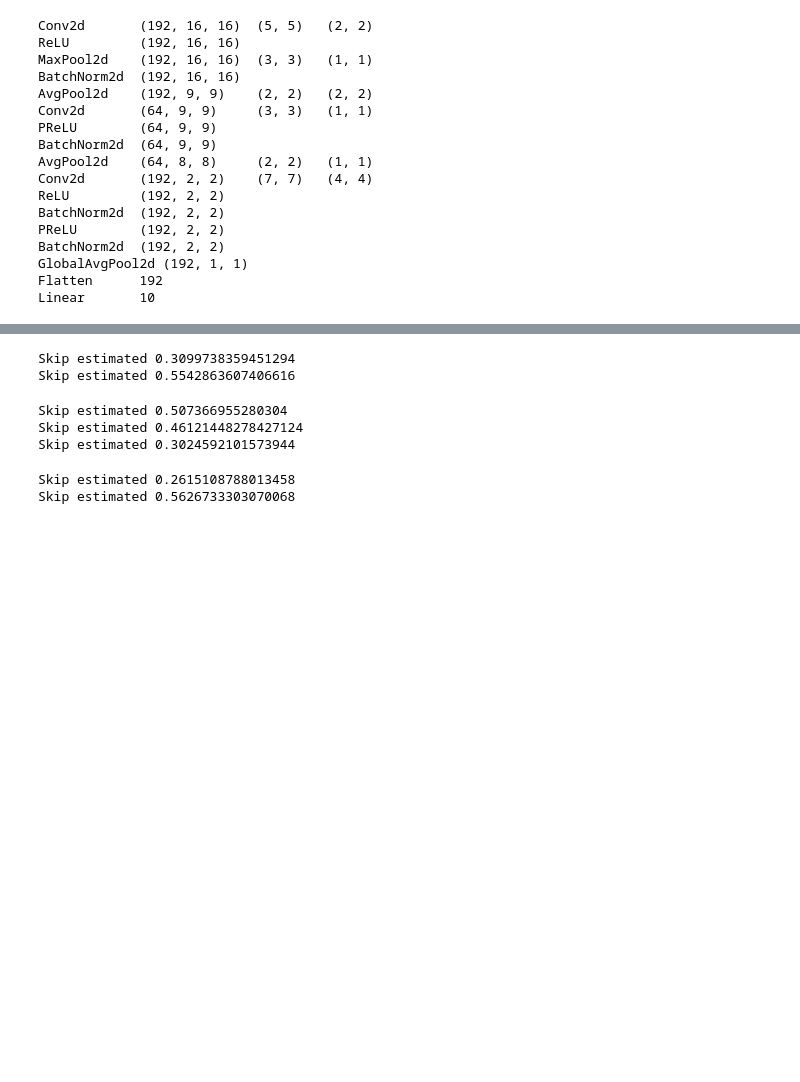
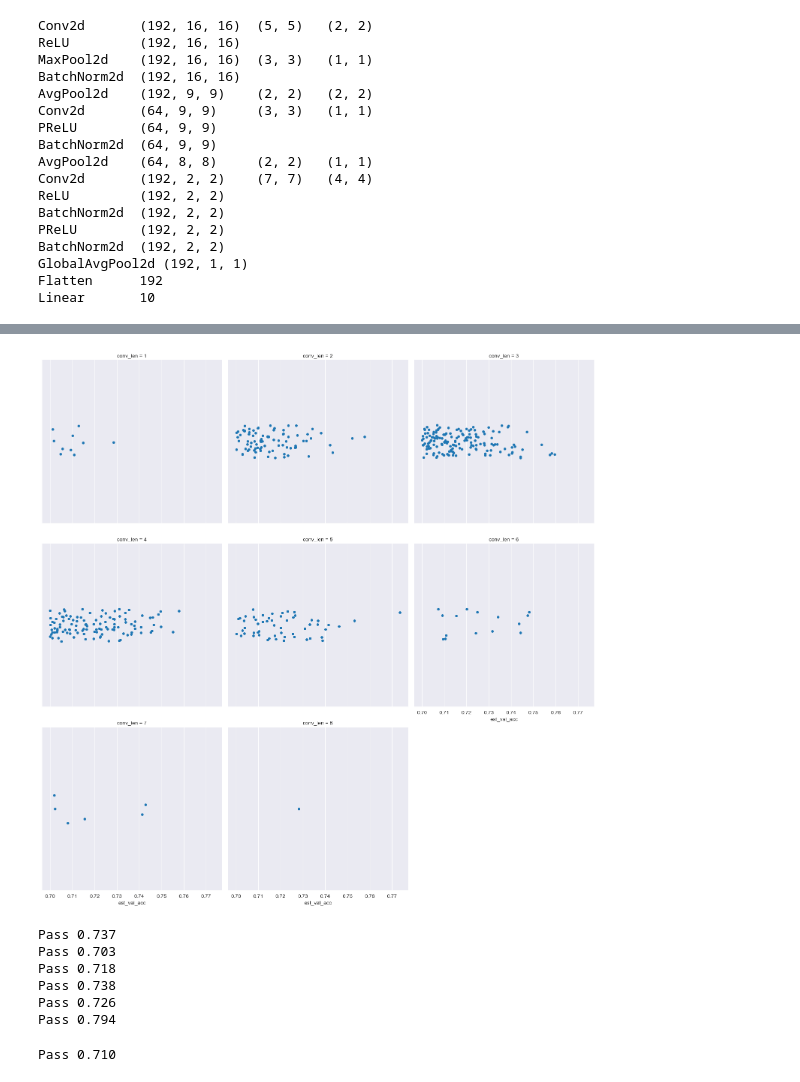
Before and after one commit to alkorolyov/sophius, a Jupyter notebook: notebooks/05_2_gen_models.ipynb, the cells around one changed output, grey strips where cells are left out. Cells and saved outputs as stored; diff of their text form; code cells hidden in the pictures; blank space fills up the shorter version.

```diff
--- a/notebooks/05_2_gen_models.ipynb
+++ b/notebooks/05_2_gen_models.ipynb
@@ -160,19 +162,24 @@ Creating new experiment
 # run_models run_id -> model_id
 # model stats model_id, hash, flops, batch_size
 # model_per_epoch stats model_id,
+# %%
+sns.catplot(res, x='est_val_acc', col='conv_len', col_wrap=3);
+# %% [output]
+[figure, added]
 # %%
 model_gen = ConvModelGenerator((3, 32, 32), 10, conv_num=3, lin_num=1)
 estimator = torch.load('../data/models/estimator_v1.pth').cpu()
-val_acc_threshold = 0.6
+val_acc_threshold = 0.7
 
-for i in tqdm(range(10)):
+for i in tqdm(range(100)):
     model_tmpl = model_gen.generate_model_tmpl()
     model = model_tmpl.instantiate_model().type(torch.cuda.FloatTensor)
 
     est_val_acc = estimate_acc(model_tmpl)
     if est_val_acc < val_acc_threshold:
-        print('Skip estimated', est_val_acc)
+        # print('Skip %.3f' % est_val_acc)
         continue
+    print('Pass %.3f' % est_val_acc)
 
     epoch_results = train_on_gpu_ex(
         model=model,
@@ -207,10 +214,10 @@ for i in tqdm(range(10)):
 
 #     # print(df.loc[i])
 # %% [output]
-Skip estimated 0.3099738359451294
-Skip estimated 0.5542863607406616
+Pass 0.737
+Pass 0.703
+Pass 0.718
+Pass 0.738
+Pass 0.726
+Pass 0.794
-Skip estimated 0.507366955280304
-Skip estimated 0.46121448278427124
-Skip estimated 0.3024592101573944
+Pass 0.710
-Skip estimated 0.2615108788013458
-Skip estimated 0.5626733303070068
```
Also changed, not shown: parts of 3 cells of this notebook, 1 other file.
